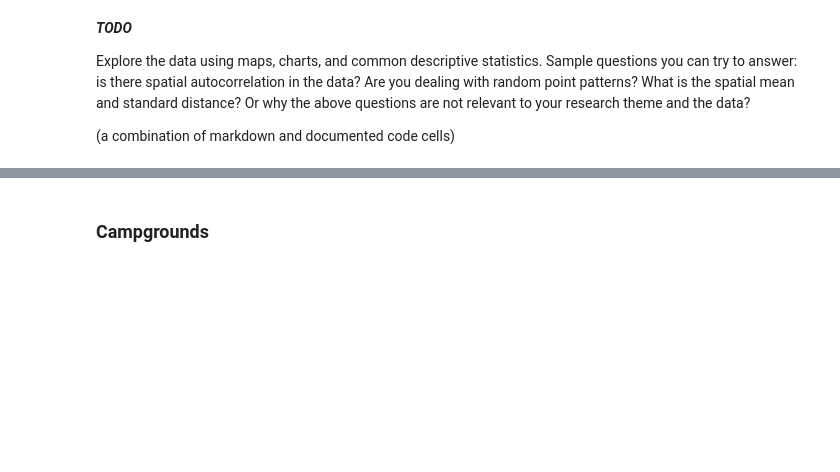
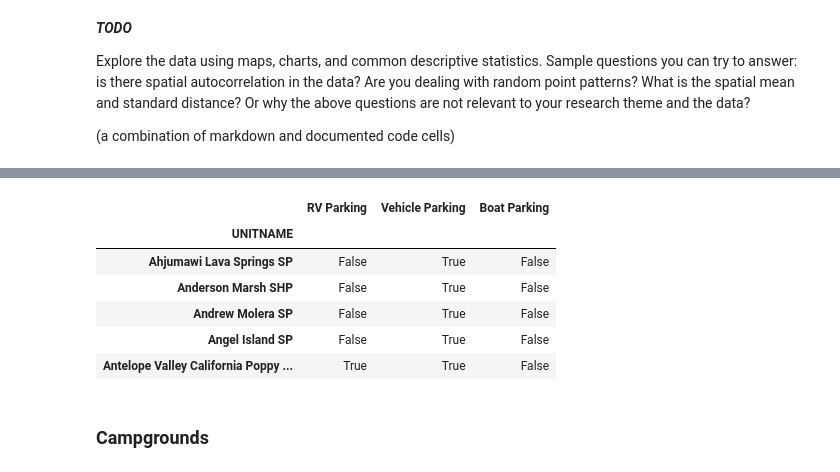
Before and after one commit to e2wang/dsc170_camping, a Jupyter notebook: DSC170_FinalProject.ipynb, the cells around one changed output, grey strips where cells are left out. Saved outputs shown, nothing was run; the diff lists cells and outputs as text; code cells hidden in the pictures; blank space fills up the shorter version.

```diff
--- a/DSC170_FinalProject.ipynb
+++ b/DSC170_FinalProject.ipynb
@@ -172,2 +204,19 @@ buildings[buildings['TYPE'].isna()]
+# %%
+parking['RV Parking'] = parking['SUBTYPE'] == 'RV/Bus/Trailer'
+parking['Vehicle Parking'] = parking['SUBTYPE'] == 'Vehicle'
+parking['Boat Parking'] = parking['SUBTYPE'] == 'Boat'
+
+grouped_parking = parking.groupby('UNITNAME').agg({'RV Parking': any_true,
+                                                       'Vehicle Parking': any_true,
+                                                       'Boat Parking': any_true})
+grouped_parking.head()
+# %% [output]
+|  | RV Parking | Vehicle Parking | Boat Parking |
+| UNITNAME |  |  |  |
+| Ahjumawi Lava Springs SP | False | True | False |
+| Anderson Marsh SHP | False | True | False |
+| Andrew Molera SP | False | True | False |
+| Angel Island SP | False | True | False |
+| Antelope Valley California Poppy ... | True | True | False |
 # %% [markdown]
 ### Campgrounds
```
Also changed, not shown: parts of 16 cells of this notebook, 6 other files.
